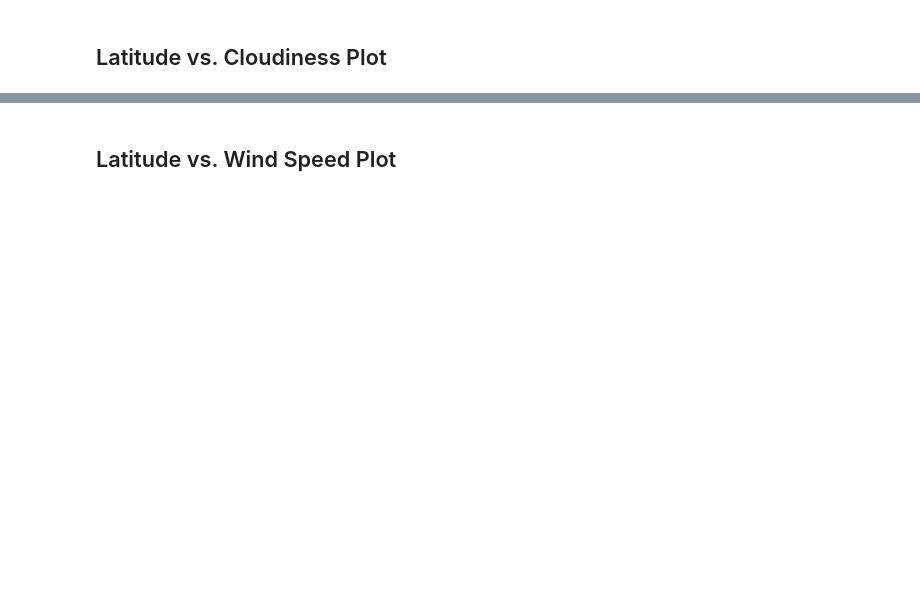
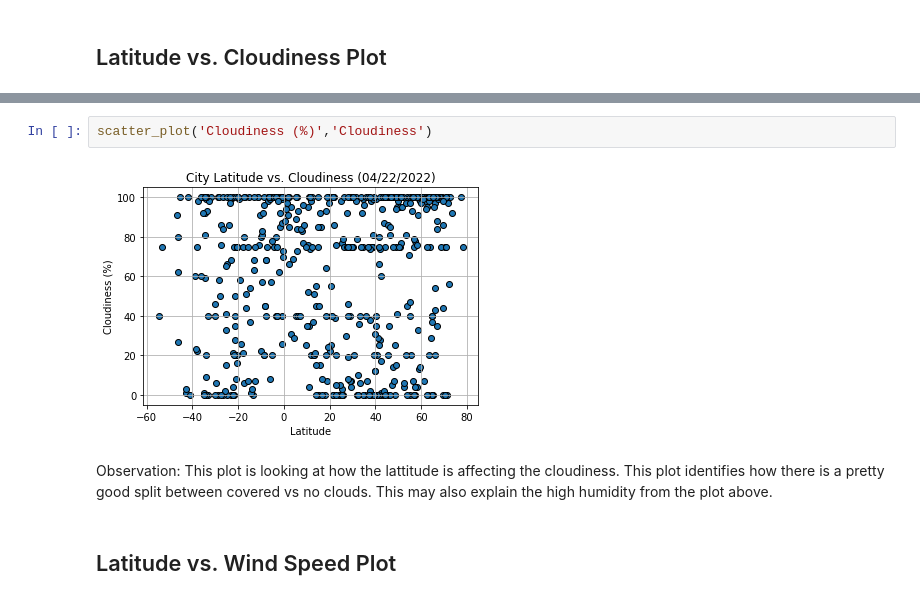
Before and after one commit to KaizaM/python-api-challenge, a Jupyter notebook: starter_code/WeatherPy.ipynb, the cells around one changed output, grey strips where cells are left out. Cells and saved outputs as stored; diff of their text form; blank space fills up the shorter version.

```diff
--- a/starter_code/WeatherPy.ipynb
+++ b/starter_code/WeatherPy.ipynb
@@ -146,2 +201,9 @@ Int64Index([], dtype='int64')
+# %%
+scatter_plot('Cloudiness (%)','Cloudiness')
+# %% [output]
+[figure, added]
+# %% [markdown]
+Observation:
+This plot is looking at how the lattitude is affecting the cloudiness. This plot identifies how there is a pretty good split between covered vs no clouds. This may also explain the high humidity from the plot above.
 # %% [markdown]
 ## Latitude vs. Wind Speed Plot
```
Also changed, not shown: parts of 48 cells of this notebook, 5 other files.
